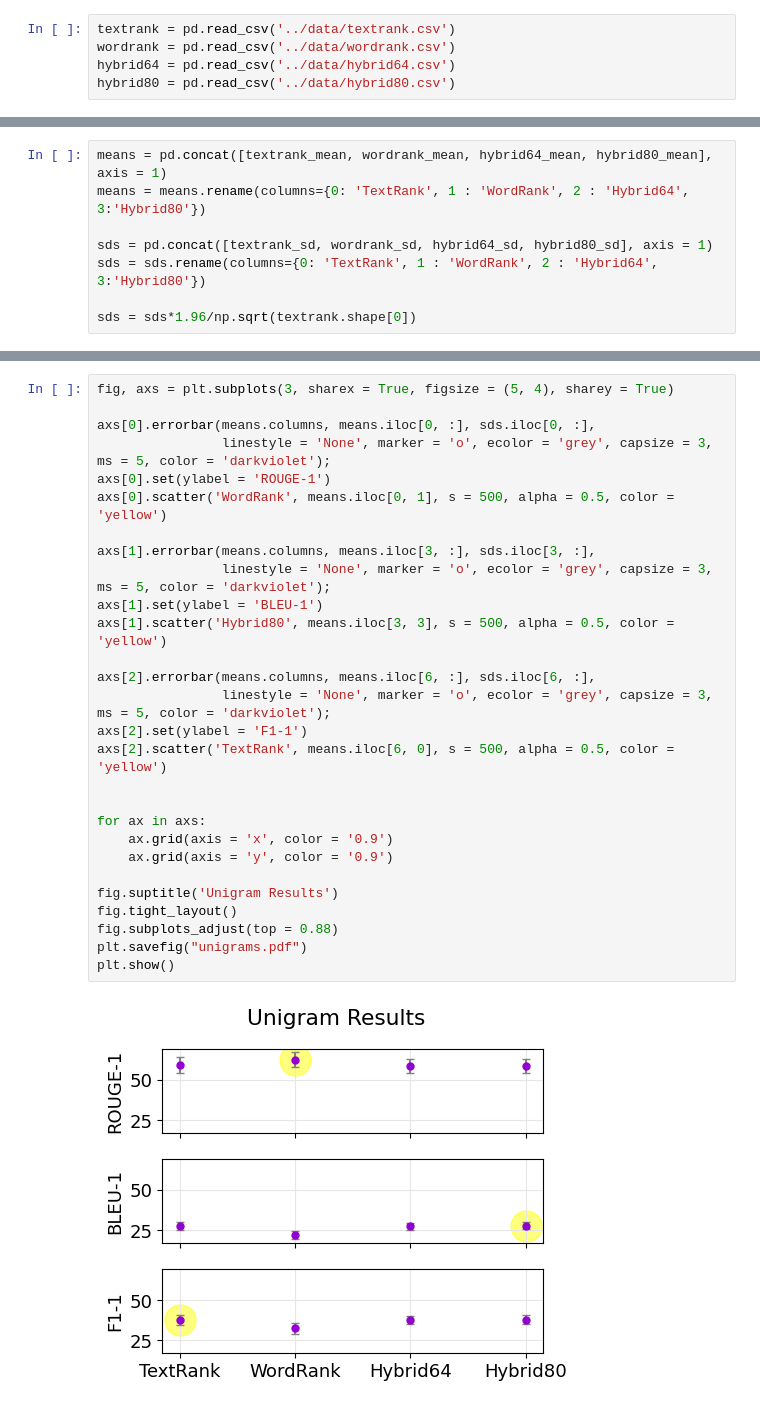
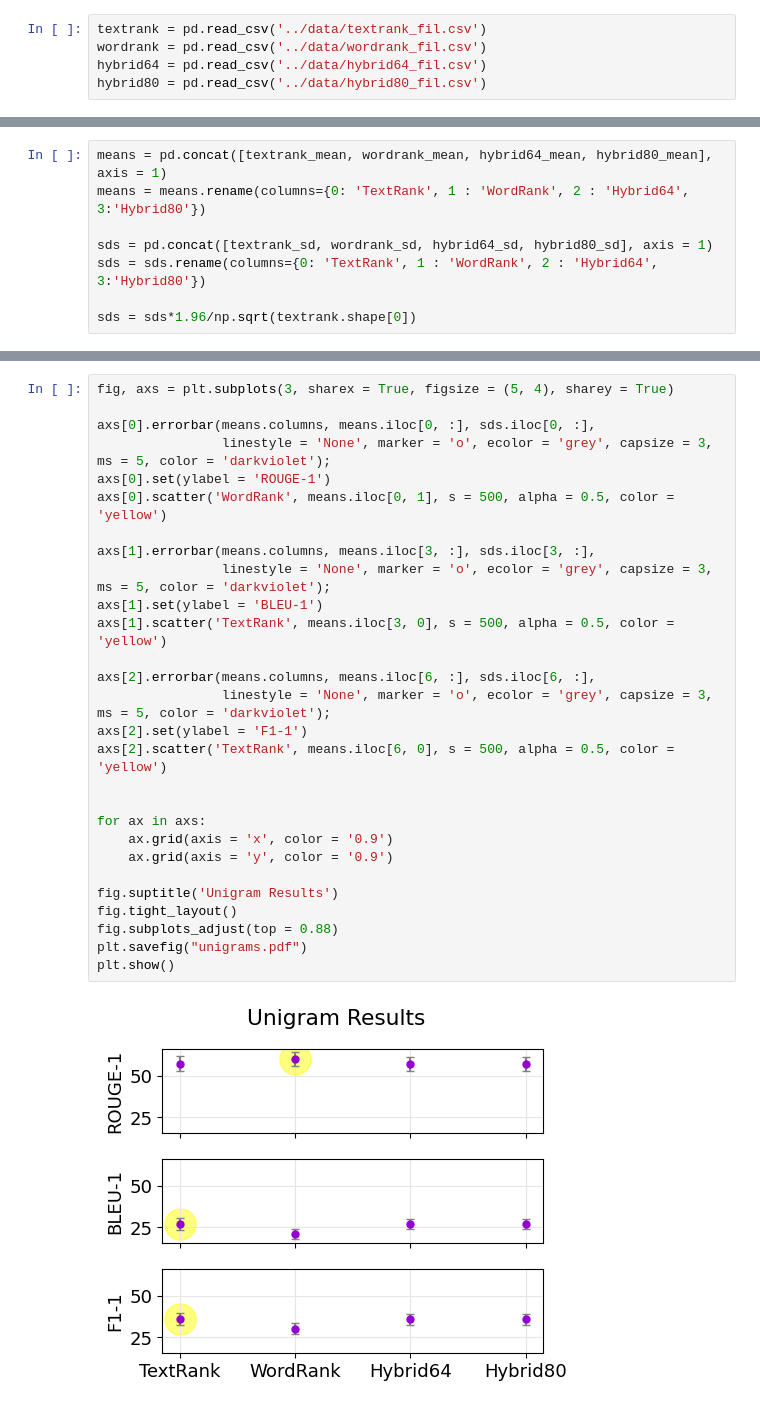
Before and after one commit to Ada-Lev/Extractive_Summarisation, a Jupyter notebook: code/results_analysis.ipynb, the cells around one changed output, grey strips where cells are left out. Cells and saved outputs as stored; diff of their text form.

Commit message:
data described and results added

```diff
--- a/code/results_analysis.ipynb
+++ b/code/results_analysis.ipynb
@@ -5,10 +5,10 @@ from matplotlib.pyplot import savefig
 import numpy as np
 plt.rcParams.update({'font.size' : 13})
 # %%
-textrank = pd.read_csv('../data/textrank.csv')
-wordrank = pd.read_csv('../data/wordrank.csv')
-hybrid64 = pd.read_csv('../data/hybrid64.csv')
-hybrid80 = pd.read_csv('../data/hybrid80.csv')
+textrank = pd.read_csv('../data/textrank_fil.csv')
+wordrank = pd.read_csv('../data/wordrank_fil.csv')
+hybrid64 = pd.read_csv('../data/hybrid64_fil.csv')
+hybrid80 = pd.read_csv('../data/hybrid80_fil.csv')
 # %%
 textrank_mean = textrank.mean()
 wordrank_mean = wordrank.mean()
@@ -56,33 +56,33 @@ sds
 # %%
 fig, axs = plt.subplots(3, sharex = True, figsize = (5, 4), sharey = True)
 
 axs[0].errorbar(means.columns, means.iloc[0, :], sds.iloc[0, :],
                 linestyle = 'None', marker = 'o', ecolor = 'grey', capsize = 3, ms = 5, color = 'darkviolet');
 axs[0].set(ylabel = 'ROUGE-1')
 axs[0].scatter('WordRank', means.iloc[0, 1], s = 500, alpha = 0.5, color = 'yellow')
 
 axs[1].errorbar(means.columns, means.iloc[3, :], sds.iloc[3, :],
                 linestyle = 'None', marker = 'o', ecolor = 'grey', capsize = 3, ms = 5, color = 'darkviolet');
 axs[1].set(ylabel = 'BLEU-1')
-axs[1].scatter('Hybrid80', means.iloc[3, 3], s = 500, alpha = 0.5, color = 'yellow')
+axs[1].scatter('TextRank', means.iloc[3, 0], s = 500, alpha = 0.5, color = 'yellow')
 
 axs[2].errorbar(means.columns, means.iloc[6, :], sds.iloc[6, :],
                 linestyle = 'None', marker = 'o', ecolor = 'grey', capsize = 3, ms = 5, color = 'darkviolet');
 axs[2].set(ylabel = 'F1-1')
 axs[2].scatter('TextRank', means.iloc[6, 0], s = 500, alpha = 0.5, color = 'yellow')
 
 
 for ax in axs:
     ax.grid(axis = 'x', color = '0.9')
     ax.grid(axis = 'y', color = '0.9')
 
 fig.suptitle('Unigram Results')
 fig.tight_layout()
 fig.subplots_adjust(top = 0.88)
 plt.savefig("unigrams.pdf")
 plt.show()
 # %% [output]
-[figure, old version]
+[figure, new version]
 # %%
 fig, axs = plt.subplots(3, sharex = True, figsize = (5, 4), sharey = True)
 
```
Also changed, not shown: parts of 4 cells of this notebook, 17 other files.
